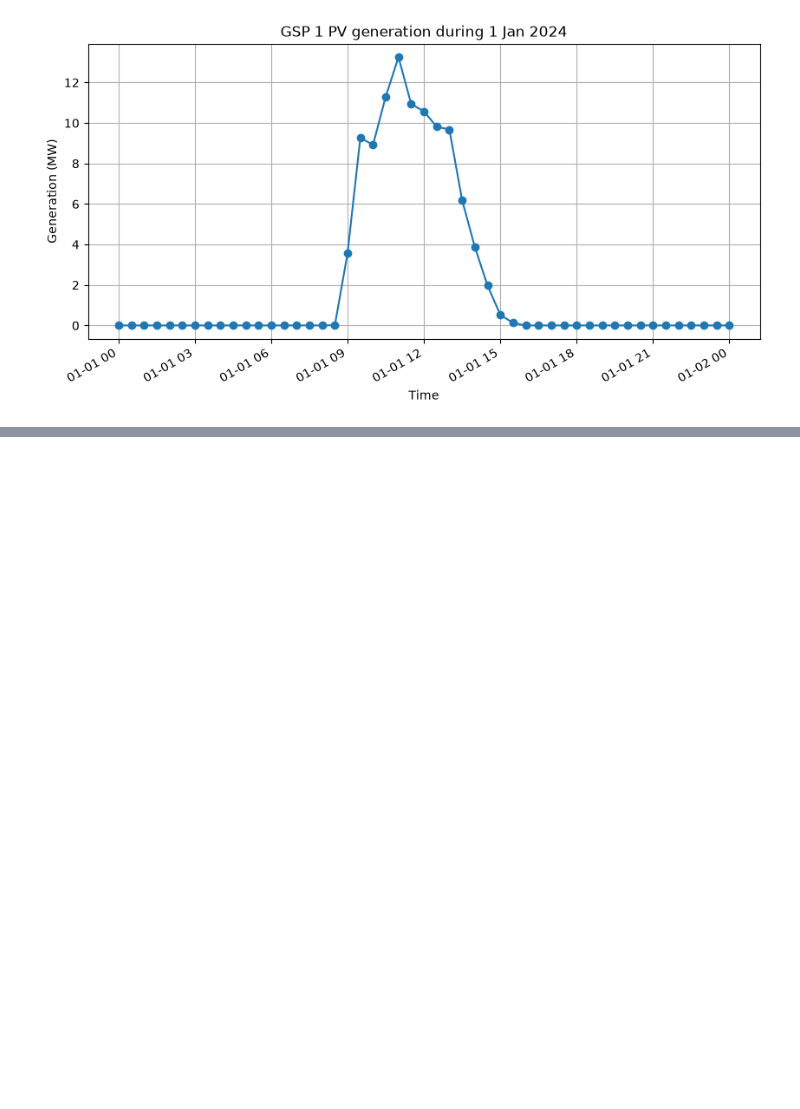
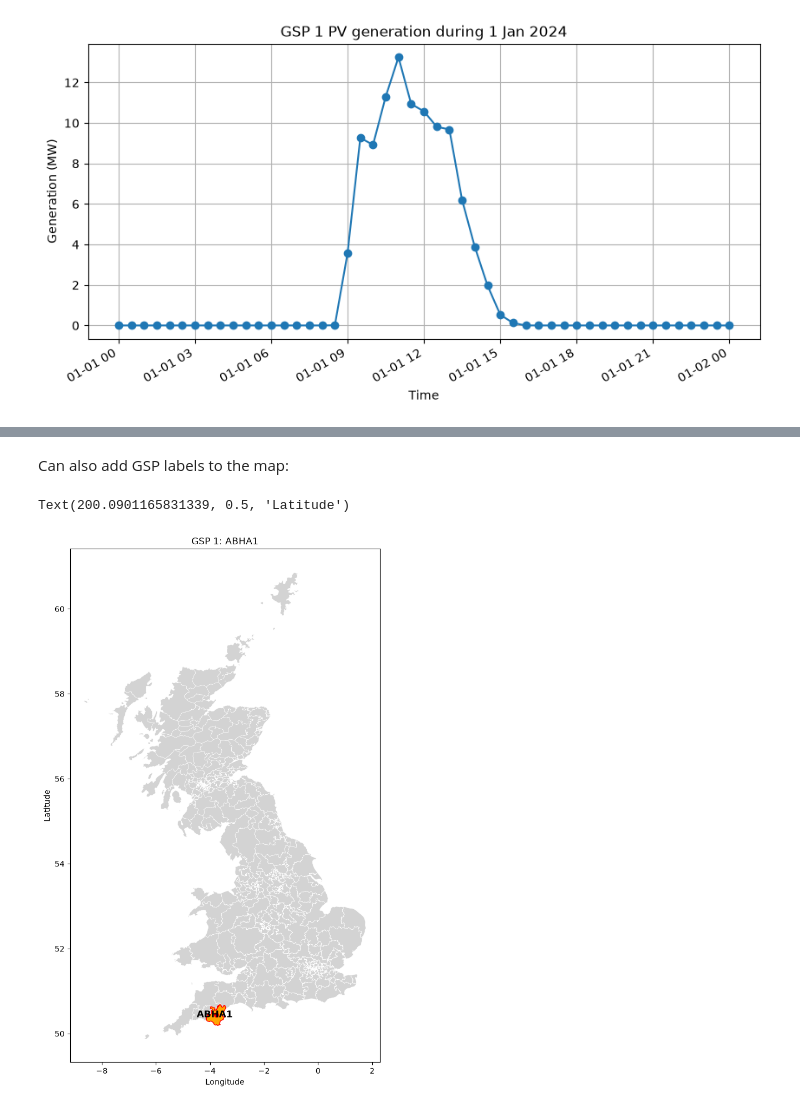
Before and after one commit to lukemccarvill/Met-Office-Solar-Luke, a Jupyter notebook: src/03_pvlive_gsp_capacity.ipynb, the cells around one changed output, grey strips where cells are left out. Saved outputs shown, nothing was run; the diff lists cells and outputs as text; code cells hidden in the pictures; blank space fills up the shorter version.

```diff
--- a/src/03_pvlive_gsp_capacity.ipynb
+++ b/src/03_pvlive_gsp_capacity.ipynb
@@ -703,0 +967,44 @@ plt.show() # admittedly, the showing of dates and hours is not great here. ideal
+# %% [markdown]
+Can also add GSP labels to the map:
+# %%
+fig, ax = plt.subplots(figsize=(10,12))
+
+gsp_regions.plot(
+    ax=ax,
+    facecolor='lightgrey',
+    edgecolor='white',
+    linewidth=0.4
+)
+
+selected_region.plot(
+    ax=ax,
+    facecolor='orange',
+    edgecolor='red',
+    linewidth=1
+)
+
+selected_region['centre'].plot(
+    ax=ax,
+    color='red',
+    markersize=30
+)
+
+for _, row in selected_region.iterrows(): # in future should likely do this with the global df of GSPs
+    point = row.geometry.representative_point() # apparently better than centroid often
+
+    ax.text(
+        point.x,
+        point.y,
+        row['GSPs'],
+        ha='center',
+        va='center',
+        fontsize=12,
+        fontweight='bold'
+    )
+
+ax.set_title('GSP 1: ABHA1')
+ax.set_xlabel("Longitude")
+ax.set_ylabel("Latitude")
+# %% [output]
+Text(200.0901165831339, 0.5, 'Latitude')
+[figure, added]
```
Also changed, not shown: parts of 40 cells of this notebook, 2 other files.
